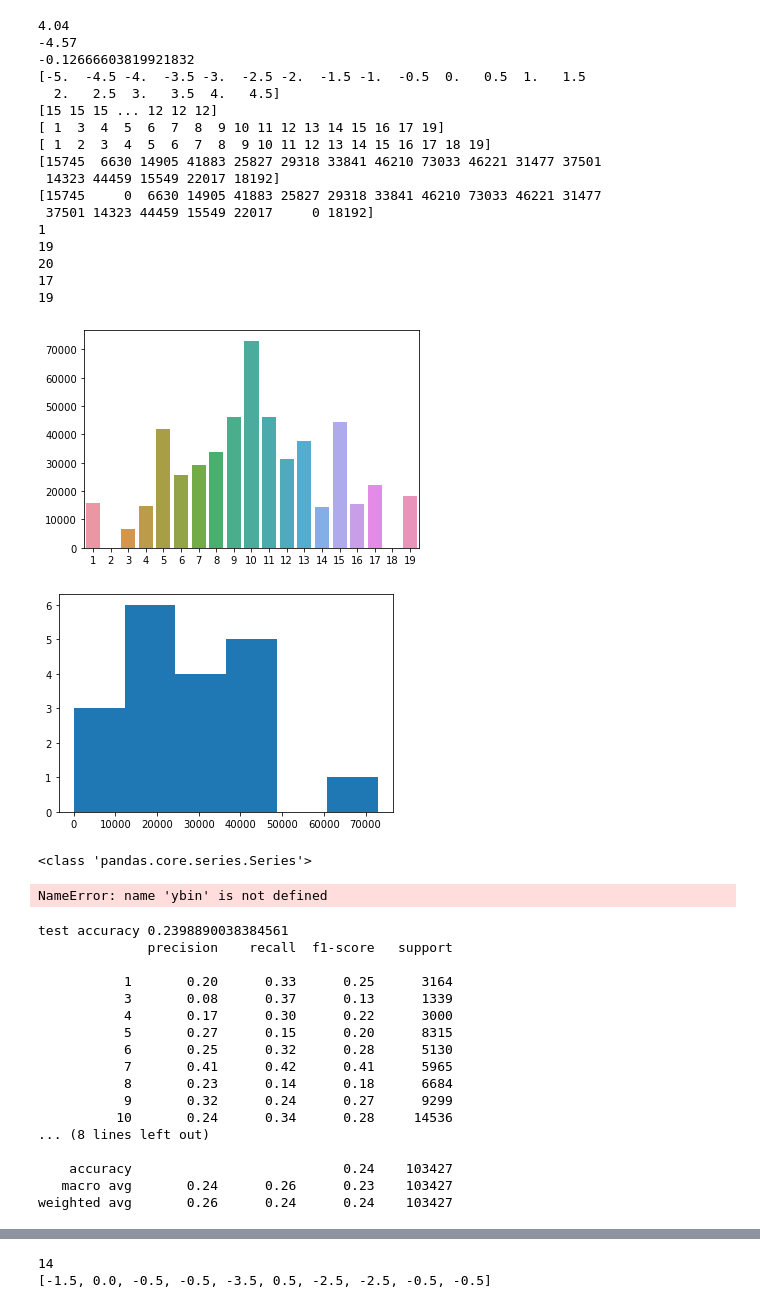
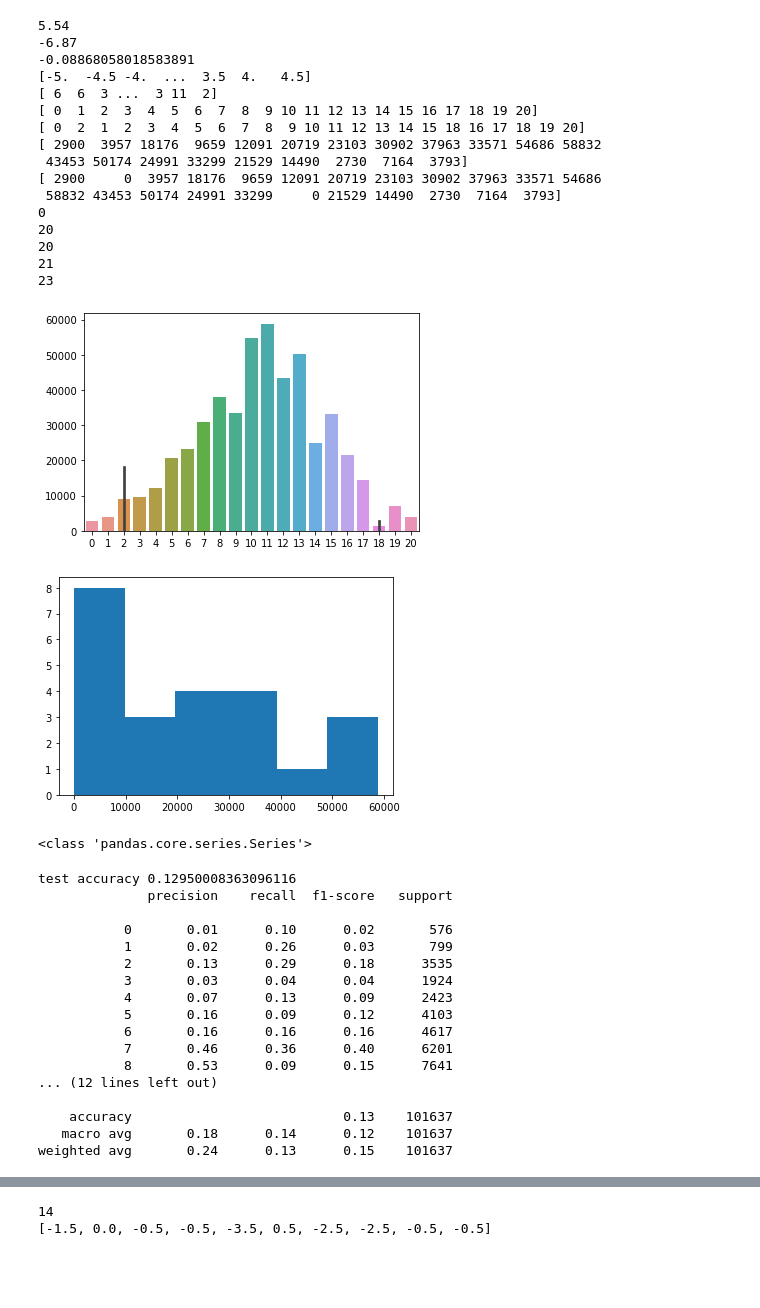
Before and after one commit to nathanindrakumar/Final_Project, a Jupyter notebook: Project Classification.ipynb, the cells around one changed output, grey strips where cells are left out. Cells and saved outputs as stored; diff of their text form; code cells hidden in the pictures; blank space fills up the shorter version.

```diff
--- a/Project Classification.ipynb
+++ b/Project Classification.ipynb
@@ -29,7 +29,9 @@ from sklearn.model_selection import train_test_split
 from nltk.stem import WordNetLemmatizer
 from nltk.tokenize import word_tokenize
 # %%
-merged = pd.read_csv('merged.csv')
+# merged = pd.read_csv('merged.csv')
+mergedsmall = pd.read_csv('mergedsmall.csv')
+merged = mergedsmall
 lemmatizer = WordNetLemmatizer()
 
 def lemming(tweet):
@@ -143,11 +161,11 @@ y = merged['Change']
 date = merged['Date']
 # plt.bar(x=date,height=y)
 
-for x in y:
-    if -4.5 <= x <= -4:
-        print(hi)
-    if 3.5 <= x <= 4:
-        print(hi)
+# for x in y:
+#     if -4.5 <= x <= -4:
+#         print('hi')
+#     if 3.5 <= x <= 4:
+#         print('hi')
 #     if -5 <= x <= -4.5:
 #         print("between-5and-4.5")
 #     if 4 <= x <= 4.5:
@@ -157,51 +175,50 @@ print(y.min())
 print(y.mean())
 bins = np.arange(start=-5, stop=5, step = 0.5)
 # bins = np.array([-1,1])
 print(bins)
 ybin = np.digitize(y, bins, right=True)
 print(ybin)
 uniq, counts = np.unique(ybin, return_counts=True)
 np.set_printoptions(threshold=sys.maxsize)
 print(uniq)
 uniq = np.insert(uniq,1,2)
 uniq = np.insert(uniq,17,18)
 print(uniq)
 print(counts)
 counts = np.insert(counts,1,0)
 counts = np.insert(counts,17,0)
 print(counts)
 np.set_printoptions(threshold = False)
 # uniq.insert(1,2)
 # uniq.insert(-2,18)
 print(ybin.min())
 print(ybin.max())
 print(len(bins))
 print(len(np.unique(ybin)))
 print(len(counts))
 sns.barplot(x=uniq,y=counts)
 plt.show()
 plt.hist(counts, bins='auto')
 plt.show()
 # %% [output]
-4.04
--4.57
--0.12666603819921832
-[-5.  -4.5 -4.  -3.5 -3.  -2.5 -2.  -1.5 -1.  -0.5  0.   0.5  1.   1.5
-  2.   2.5  3.   3.5  4.   4.5]
-[15 15 15 ... 12 12 12]
-[ 1  3  4  5  6  7  8  9 10 11 12 13 14 15 16 17 19]
-[ 1  2  3  4  5  6  7  8  9 10 11 12 13 14 15 16 17 18 19]
-[15745  6630 14905 41883 25827 29318 33841 46210 73033 46221 31477 37501
- 14323 44459 15549 22017 18192]
-[15745     0  6630 14905 41883 25827 29318 33841 46210 73033 46221 31477
- 37501 14323 44459 15549 22017     0 18192]
-1
-19
+5.54
+-6.87
+-0.08868058018583891
+[-5.  -4.5 -4.  ...  3.5  4.   4.5]
+[ 6  6  3 ...  3 11  2]
+[ 0  1  2  3  4  5  6  7  8  9 10 11 12 13 14 15 16 17 18 19 20]
+[ 0  2  1  2  3  4  5  6  7  8  9 10 11 12 13 14 15 18 16 17 18 19 20]
+[ 2900  3957 18176  9659 12091 20719 23103 30902 37963 33571 54686 58832
+ 43453 50174 24991 33299 21529 14490  2730  7164  3793]
+[ 2900     0  3957 18176  9659 12091 20719 23103 30902 37963 33571 54686
+ 58832 43453 50174 24991 33299     0 21529 14490  2730  7164  3793]
+0
 20
-17
-19
+20
+21
+23
-[figure, old version]
+[figure, new version]
-[figure, old version]
+[figure, new version]
 # %%
 #Selecting the data and splitting into train and test
 y = merged['Change']
@@ -231,7 +248,6 @@ x_train, x_test, y_train, y_test = train_test_split(X, ybin, test_size=0.2, rand
 # y_test = pd.read_csv('y_test.csv')
 # %% [output]
 <class 'pandas.core.series.Series'>
-NameError: name 'ybin' is not defined
 # %%
 pipe = Pipeline([("tfidf_vector_com", TfidfVectorizer(tokenizer=identity_tokenizer, lowercase=False,
                input="array",
@@ -252,23 +268,23 @@ pred_train = pipe.predict(x_train)
 print("test accuracy", str(np.mean(pred_test == y_test)))
 print(metrics.classification_report(y_test, pred_test))
 # %% [output]
-test accuracy 0.2398890038384561
+test accuracy 0.12950008363096116
               precision    recall  f1-score   support
 
-           1       0.20      0.33      0.25      3164
-           3       0.08      0.37      0.13      1339
-           4       0.17      0.30      0.22      3000
-           5       0.27      0.15      0.20      8315
-           6       0.25      0.32      0.28      5130
-           7       0.41      0.42      0.41      5965
-           8       0.23      0.14      0.18      6684
-           9       0.32      0.24      0.27      9299
-          10       0.24      0.34      0.28     14536
-... (8 lines left out)
+           0       0.01      0.10      0.02       576
+           1       0.02      0.26      0.03       799
+           2       0.13      0.29      0.18      3535
+           3       0.03      0.04      0.04      1924
+           4       0.07      0.13      0.09      2423
+           5       0.16      0.09      0.12      4103
+           6       0.16      0.16      0.16      4617
+           7       0.46      0.36      0.40      6201
+           8       0.53      0.09      0.15      7641
+... (12 lines left out)
 
-    accuracy                           0.24    103427
-   macro avg       0.24      0.26      0.23    103427
-weighted avg       0.26      0.24      0.24    103427
+    accuracy                           0.13    101637
+   macro avg       0.18      0.14      0.12    101637
+weighted avg       0.24      0.13      0.15    101637
 # %%
 rmse = mean_squared_error(y_test, pred_test, squared = False)
 rmse
```
Also changed, not shown: parts of 6 cells of this notebook, 5 other files.
